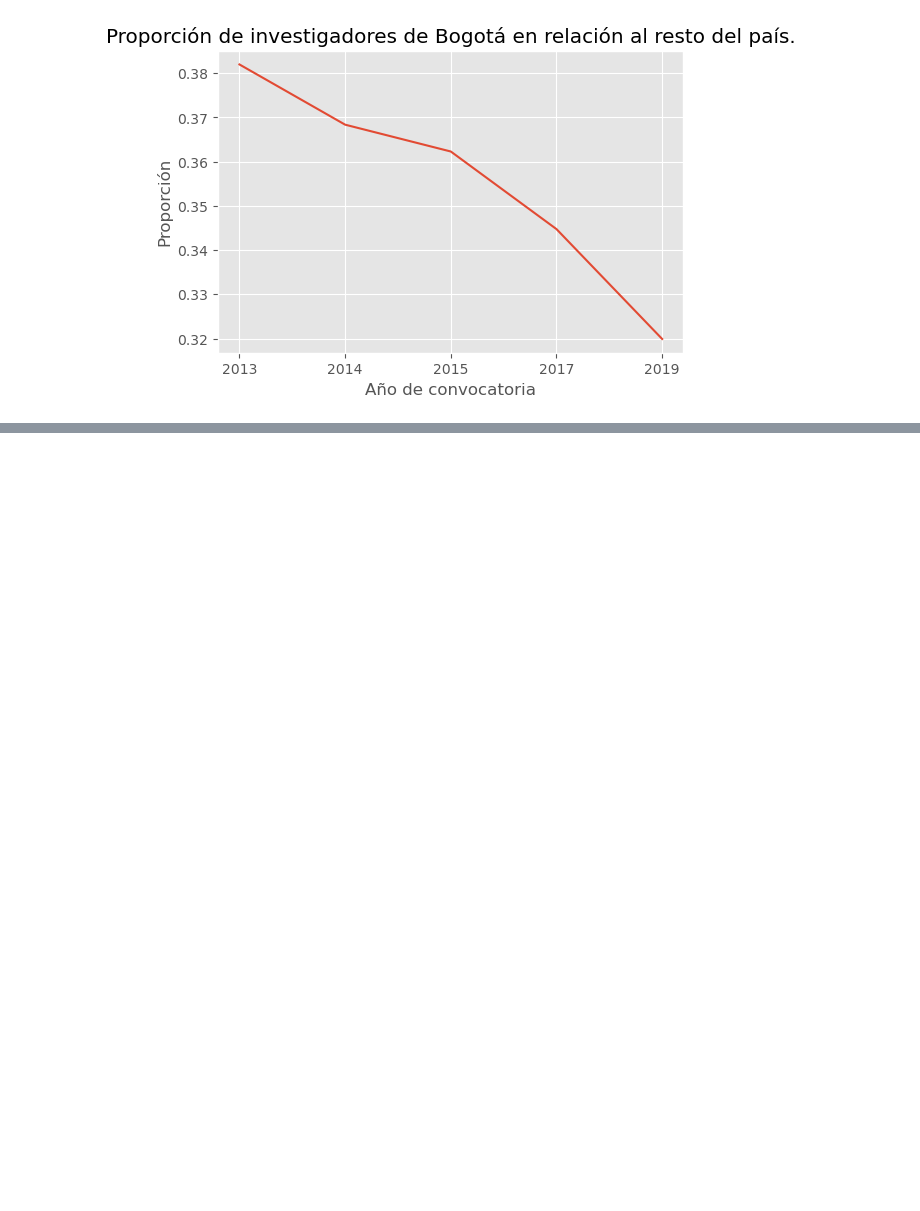
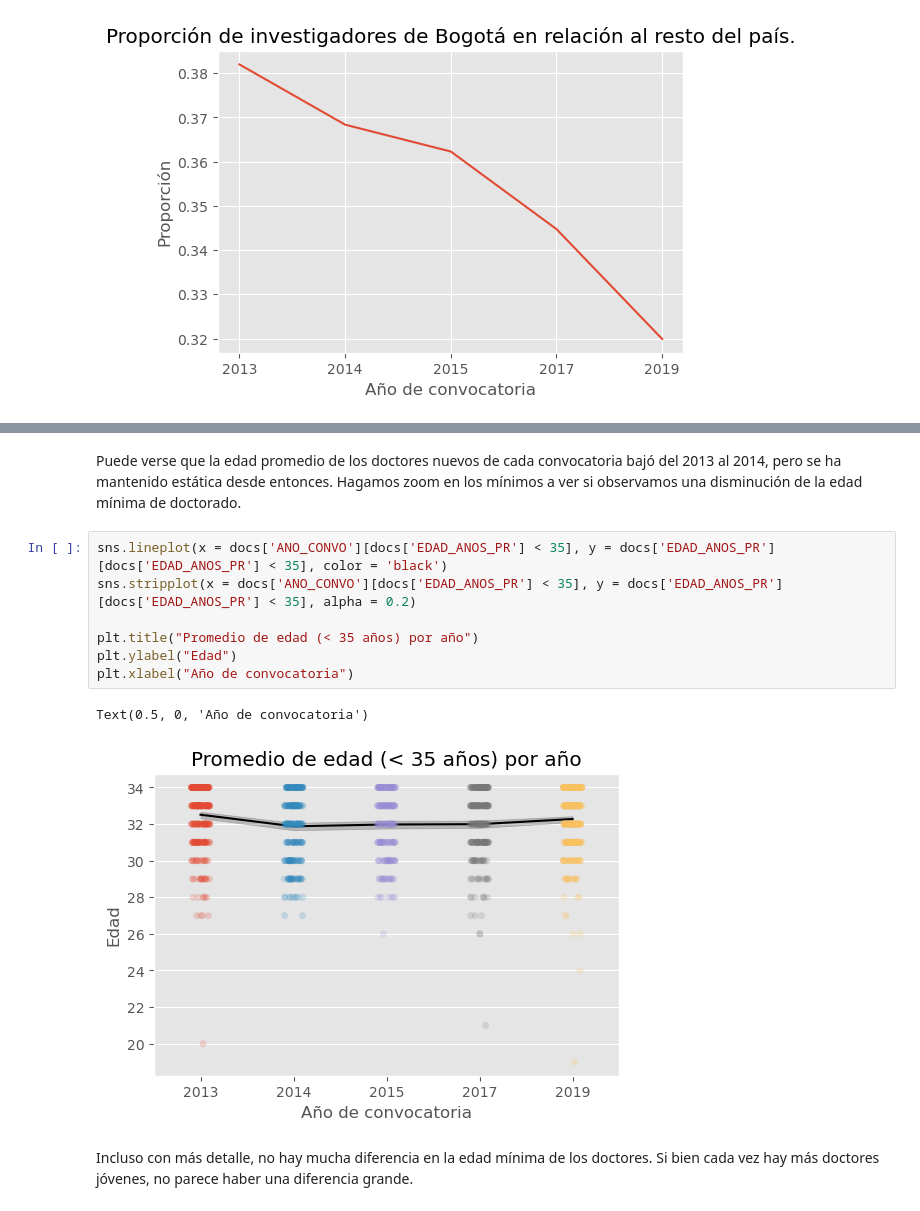
Before and after one commit to juanrloaiza/minciencias, a Jupyter notebook: 1_MinCiencias.ipynb, the cells around one changed output, grey strips where cells are left out. Saved outputs shown, nothing was run; the diff lists cells and outputs as text; blank space fills up the shorter version.

```diff
--- a/1_MinCiencias.ipynb
+++ b/1_MinCiencias.ipynb
@@ -164,0 +225,14 @@ Text(0.5, 0, 'Año de convocatoria')
+# %% [markdown]
+Puede verse que la edad promedio de los doctores nuevos de cada convocatoria bajó del 2013 al 2014, pero se ha mantenido estática desde entonces. Hagamos zoom en los mínimos a ver si observamos una disminución de la edad mínima de doctorado.
+# %%
+sns.lineplot(x = docs['ANO_CONVO'][docs['EDAD_ANOS_PR'] < 35], y = docs['EDAD_ANOS_PR'][docs['EDAD_ANOS_PR'] < 35], color = 'black')
+sns.stripplot(x = docs['ANO_CONVO'][docs['EDAD_ANOS_PR'] < 35], y = docs['EDAD_ANOS_PR'][docs['EDAD_ANOS_PR'] < 35], alpha = 0.2)
+
+plt.title("Promedio de edad (< 35 años) por año")
+plt.ylabel("Edad")
+plt.xlabel("Año de convocatoria")
+# %% [output]
+Text(0.5, 0, 'Año de convocatoria')
+[figure, added]
+# %% [markdown]
+Incluso con más detalle, no hay mucha diferencia en la edad mínima de los doctores. Si bien cada vez hay más doctores jóvenes, no parece haber una diferencia grande.
```
Also changed, not shown: parts of 12 cells of this notebook.
